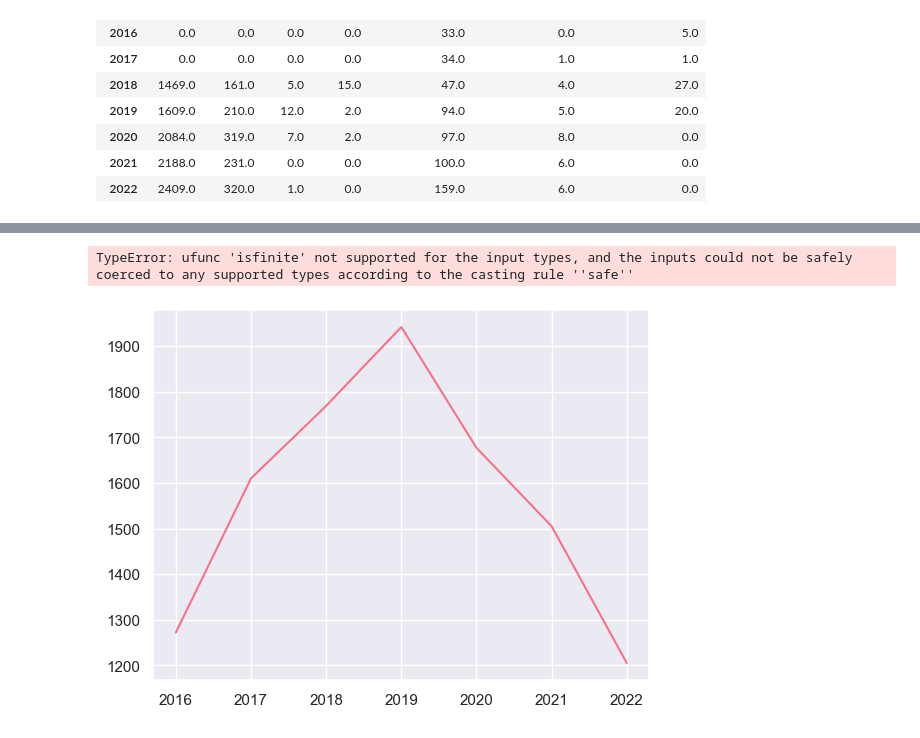
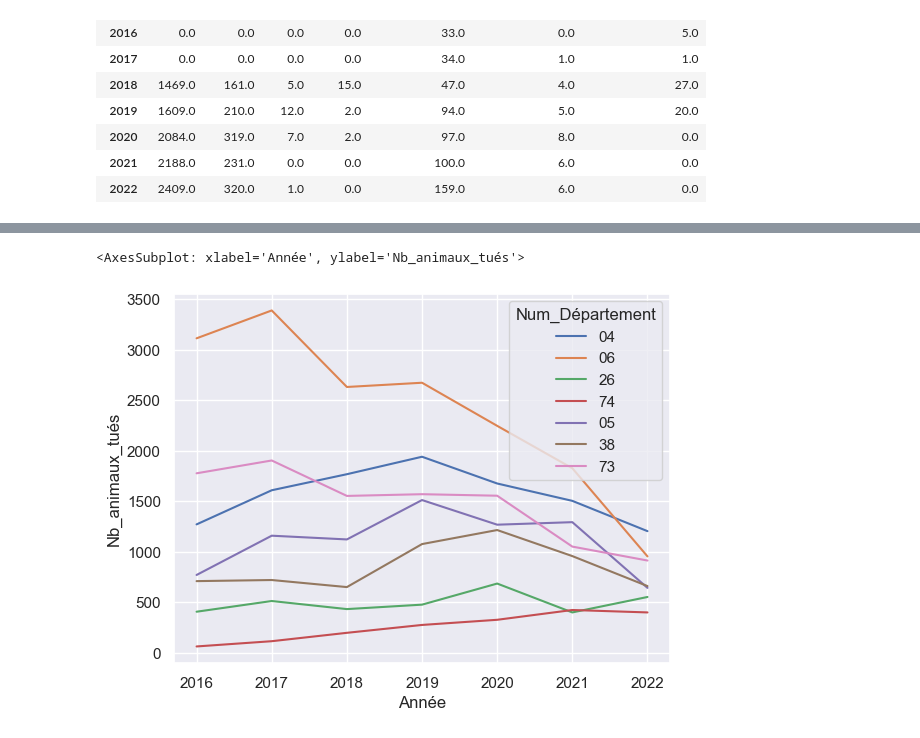
Before and after one commit to dthonon/pna_loup_suivi, a Jupyter notebook: notebook/Analyse_mortalité_loup.ipynb, the cells around one changed output, grey strips where cells are left out. Saved outputs shown, nothing was run; the diff lists cells and outputs as text; code cells hidden in the pictures.

```diff
--- a/notebook/Analyse_mortalité_loup.ipynb
+++ b/notebook/Analyse_mortalité_loup.ipynb
@@ -18,10 +18,8 @@ dept = pd.read_csv(
 # Lecture des dommages aux animaux de rente
 dommages = pd.read_csv(
     data_url + "dommages.csv",
-    sep=";",
-    dtype={"Année": np.int_, "Département": "string", "Nb_Dossiers": np.int_, "Nb_animaux_tués": np.int_})
+    sep=";")
 dommages = pd.merge(dommages, dept, on="Département")
 # Lecture des tirs létaux sur les loups
 interventions = pd.read_csv(data_url + "protocole_intervention.csv", sep=";")
 interventions = pd.merge(interventions, dept, on="Département")
-dommages.dtypes
@@ -90,5 +68,9 @@ dommages_04
+# %%
+dommages_max = dommages.query(
+    "Num_Département == '06' or Num_Département == '04' or Num_Département == '05'" +
+    "or Num_Département == '26' or Num_Département == '38' or Num_Département == '73' or Num_Département == '74'")
 # %%
-sns.lineplot(data=dommages, x="Année", y="Nb_animaux_tués", hue="Département")
+sns.lineplot(data=dommages_max, x="Année", y="Nb_animaux_tués", hue="Num_Département")
 # %% [output]
-TypeError: ufunc 'isfinite' not supported for the input types, and the inputs could not be safely coerced to any supported types according to the casting rule ''safe''
+<AxesSubplot: xlabel='Année', ylabel='Nb_animaux_tués'>
-[figure, old version]
+[figure, new version]
```
Also changed, not shown: parts of 2 cells of this notebook, 2 other files.
